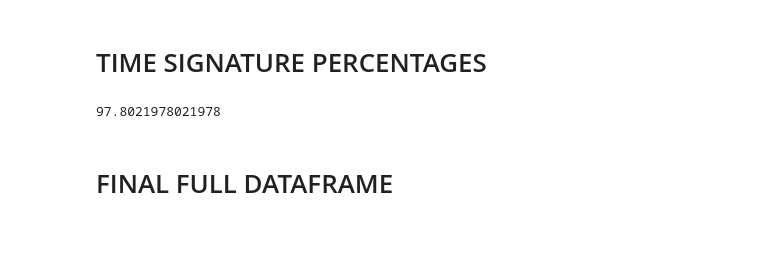
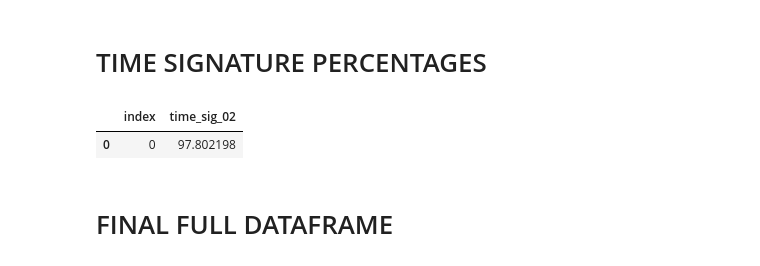
Before and after one commit to KellyHarthan/Capstone_KellyHarthan, a Jupyter notebook: notebooks/2002_F.ipynb, the cells around one changed output. Cells and saved outputs as stored; diff of their text form; code cells hidden in the pictures; blank space fills up the shorter version.

```diff
--- a/notebooks/2002_F.ipynb
+++ b/notebooks/2002_F.ipynb
@@ -606,6 +616,8 @@ genre_df_2002
 # TIME SIGNATURE PERCENTAGES
 # %%
 percent_time_sig_2002=percent_time_sig
+percent_time_sig_2002=pd.DataFrame({'time_sig_02':[percent_time_sig_2002]}).reset_index()
 percent_time_sig_2002
 # %% [output]
-97.8021978021978
+|  | index | time_sig_02 |
+| 0 | 0 | 97.802198 |
```
Also changed, not shown: parts of 8 cells of this notebook, 48 other files.
